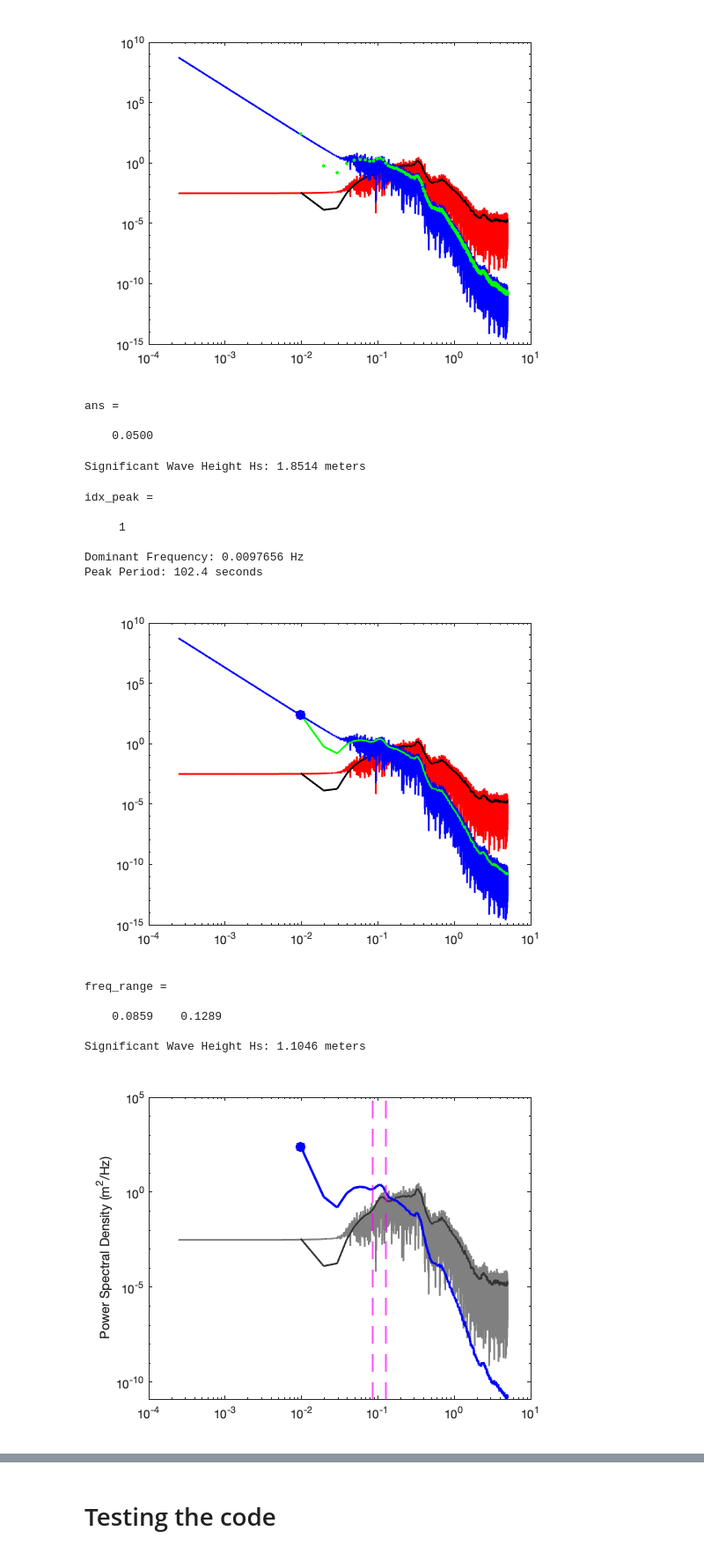
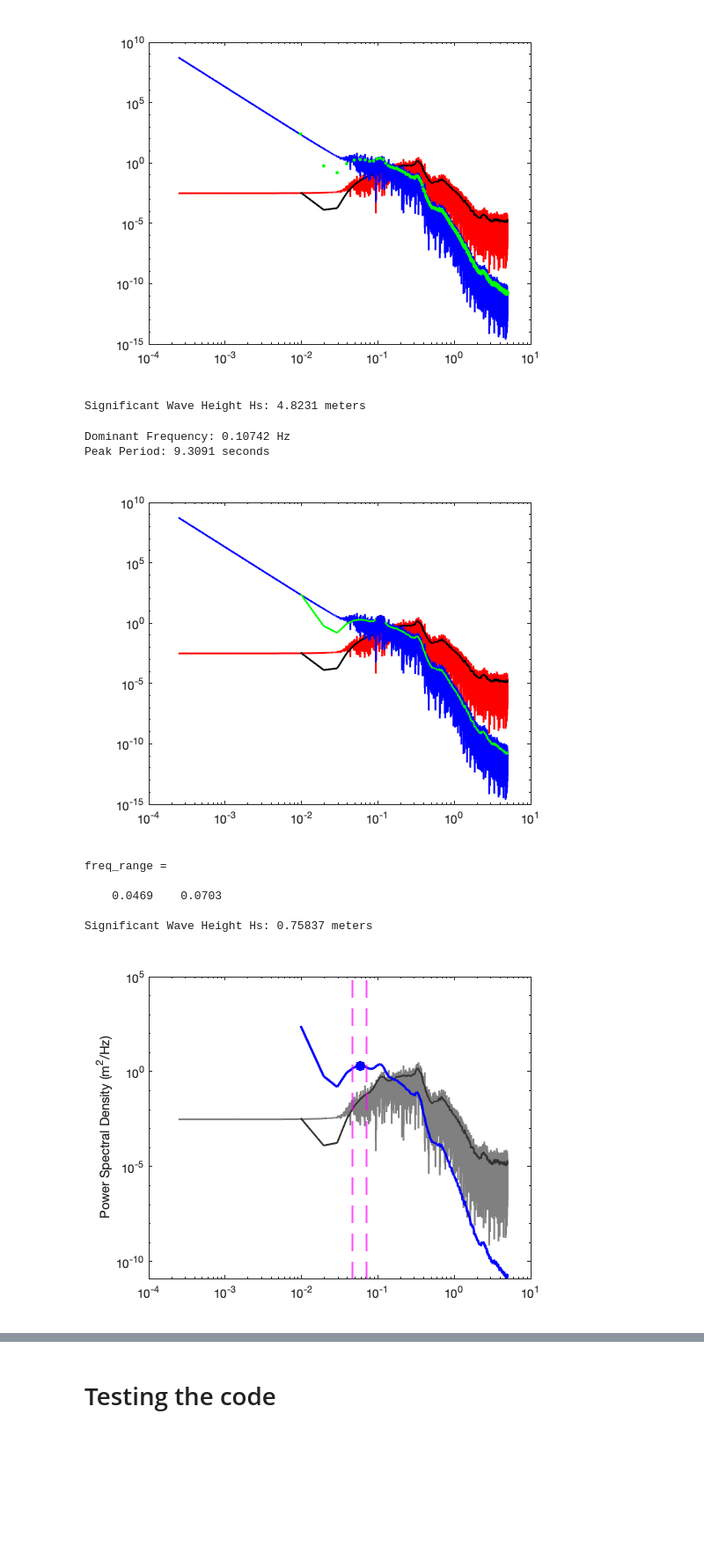
Before and after one commit to alesss42/glider_wave, a Jupyter notebook: Analysis/Studying_waves.ipynb, the cells around one changed output, grey strips where cells are left out. Shown at 88% size. Drawn from its saved outputs; the diff is of its cells as text; code cells hidden in the pictures; blank space fills up the shorter version.

```diff
--- a/Analysis/Studying_waves.ipynb
+++ b/Analysis/Studying_waves.ipynb
@@ -118,0 +3,4 @@ Set 'VariableNamingRule' to 'preserve' to use the original column headers as tab
+# %%
+% glider_data = readtable('glider_data.txt');
+addpath ../data/
+glider_data = readtable('Cleaned_Combined_Data.csv');
@@ -296,9 +200,3 @@ loglog(k, P_eta, 'g.', 'LineWidth', 1.5);
 # %% [output]
 Warning: Integer operands are required for colon operator when used as index.
 [figure]
-# %%
-5*10^-2
-# %% [output]
-ans =
-
-    0.0500
@@ -315,27 +215,29 @@ H_sp = 4 * sqrt(m0_p);
 
 disp(['Significant Wave Height Hs: ', num2str(H_sp), ' meters']);
 # %% [output]
-Significant Wave Height Hs: 1.8514 meters
+Significant Wave Height Hs: 4.8231 meters
 # %%
 % Step 1: Find the dominant frequency (frequency with maximum displacement spectrum)
-[~, idx_peak] = max(P_eta)  % Find index of maximum displacement spectrum
+% [~, idx_peak] = max(P_eta)  % Find index of maximum displacement spectrum
 
-if idx
-f_peak = k(idx_peak);  % Dominant frequency
+% Here we need to figure out better what our boudnaries would look like,
+f_min = 0.05; % Minimum frequency to consider
+f_max = 10.0; % Maximum frequency to consider
+idx = find(k >= f_min & k <= f_max);
 
-% Step 2: Calculate the peak period (T_peak) from the dominant frequency
-T_peak = 1 / f_peak;
+[~, peak_idx] = max(P_eta(idx)); % Find max only in this range
+
+% Find the peak frequency and period
+f_peak = k(idx(peak_idx)); % Peak frequency
+T_peak = 1 / f_peak;  % Peak period
+
 
 % Display results
 disp(['Dominant Frequency: ', num2str(f_peak), ' Hz']);
 disp(['Peak Period: ', num2str(T_peak), ' seconds']);
 # %% [output]
-idx_peak =
-
-     1
-
-Dominant Frequency: 0.0097656 Hz
-Peak Period: 102.4 seconds
+Dominant Frequency: 0.10742 Hz
+Peak Period: 9.3091 seconds
 # %%
 % % Plot results
 % figure;
@@ -346,48 +248,49 @@ loglog(k, P, 'k', 'LineWidth', 1.5); hold on;
 loglog(f, S_eta, 'b', 'LineWidth', 1.5);
 loglog(k, P_eta, 'g', 'LineWidth', 1.5);
 
-line(f_peak, P_eta(idx_peak), 'Marker', 'o', 'Color', 'b', 'MarkerSize', 8, 'MarkerFaceColor', 'b');
+line(f_peak, P_eta(peak_idx), 'Marker', 'o', 'Color', 'b', 'MarkerSize', 8, 'MarkerFaceColor', 'b');
 # %% [output]
-[figure, old version]
+[figure, new version]
 # %%
 % Step 1: Find the dominant frequency (peak frequency)
 [~, idx_peak] = max(P_eta);  % Find index of maximum displacement spectrum
-f_peak = k(idx_peak);  % Dominant frequency
+f_peak = k(peak_idx);  % Dominant frequency
 
-% Step 2: Define a frequency range around the peak (e.g., ±20% of the peak frequency)
+% % Step 2: Define a frequency range around the peak (e.g., ±20% of the peak frequency)
 freq_range = [f_peak * 0.8, f_peak * 1.2]  % Range around the peak frequency
 
-% Step 3: Find indices for the frequency range
+% % Step 3: Find indices for the frequency range
 freq_indices = find(k >= freq_range(1) & k <= freq_range(2));
 
-% Step 4: Integrate over the selected frequency range (S_eta over the range)
+% % Step 4: Integrate over the selected frequency range (S_eta over the range)
 m0 = trapz(k(freq_indices), P_eta(freq_indices));  % Numerical integration over the selected range
 
-% Step 5: Calculate Significant Wave Height (H_s)
-H_s = 4 * sqrt(m0);
+% % Step 5: Calculate Significant Wave Height (H_s)
+ H_s = 4 * sqrt(m0);
 
-% Display result
+% % Display result
 disp(['Significant Wave Height Hs: ', num2str(H_s), ' meters']);
 # %% [output]
 freq_range =
 
-    0.0859    0.1289
+    0.0469    0.0703
 
-Significant Wave Height Hs: 1.1046 meters
+Significant Wave Height Hs: 0.75837 meters
 # %%
 % % Plot results
 % figure;
 
 loglog(f, S_a_z, 'color', [.5 .5 .5],'LineWidth', 1.5); hold on;
 loglog(k, P, 'k', 'color', [.2 .2 .2] ,'LineWidth', 1.5); hold on;
 
 % loglog(f, S_eta, 'color', 'LineWidth', 1.5);
 loglog(k, P_eta, 'b', 'LineWidth', 2);
 
-line(f_peak, P_eta(idx_peak), 'Marker', 'o', 'Color', 'b', 'MarkerSize', 8, 'MarkerFaceColor', 'b');
+line(f_peak, P_eta(peak_idx), 'Marker', 'o', 'Color', 'b', 'MarkerSize', 8, 'MarkerFaceColor', 'b');
+
 xline(freq_range(1), 'm--', 'LineWidth', 1.5);
 xline(freq_range(2), 'm--', 'LineWidth', 1.5);
 
 ylabel('Power Spectral Density (m^2/Hz)');
 # %% [output]
-[figure, old version]
+[figure, new version]
```
Also changed, not shown: parts of 58 cells of this notebook.
